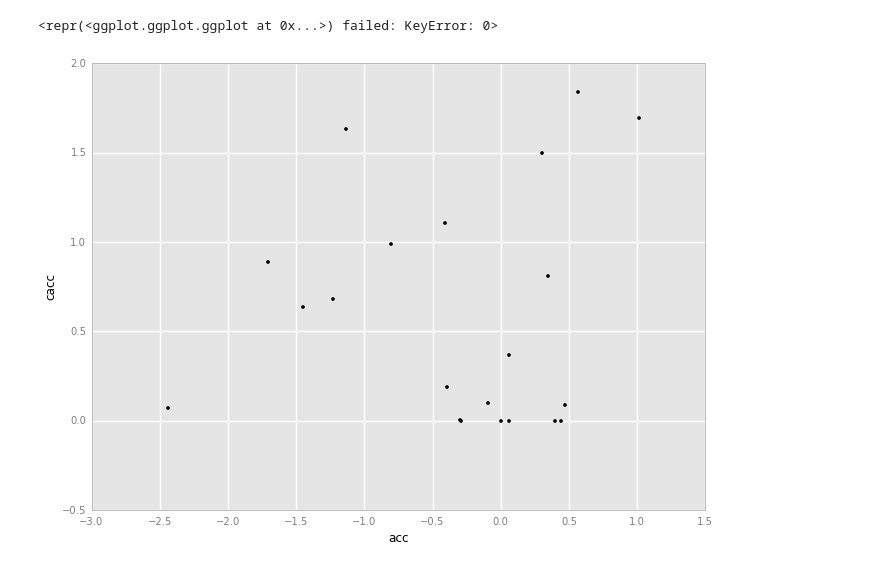
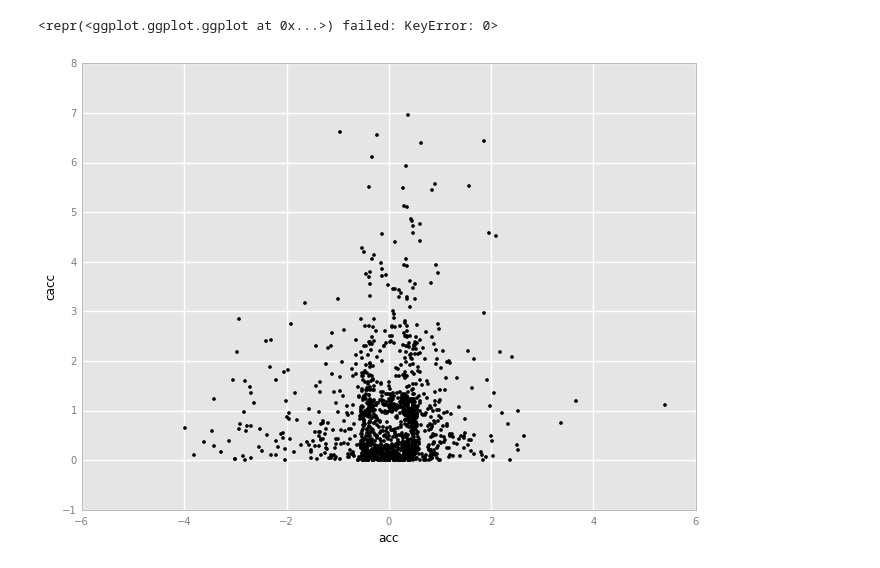
Before and after one commit to bilykigor/qimb, a Jupyter notebook: Kaggle.ipynb, the cells around one changed output. Saved outputs shown, nothing was run; the diff lists cells and outputs as text; code cells hidden in the pictures.

```diff
--- a/Kaggle.ipynb
+++ b/Kaggle.ipynb
@@ -188,13 +237,14 @@ class Trip:
 # %%
 trips = []
 
-driverID = 1
+driverID = 20
 driverDir = '../Kaggle/drivers/'+str(driverID)
 tripFiles = os.listdir(driverDir)
 
 for index, tripFile in enumerate(tripFiles):
     df = pd.read_csv(driverDir+'/' + tripFile)
-    trips.append(Trip(1,driverDir+'/' + tripFile,df))
+    trip = Trip(1,driverDir+'/' + tripFile,df)
+    trips.append(trip)
 
     if index>2:
         break
@@ -201,4 +272,4 @@ for index, tripFile in enumerate(tripFiles):
 # %%
 tripInd = 1
-start = 110
-end = 150#trips[tripInd].n
+start = 0
+end = trips[tripInd].n
@@ -289,5 +315,5 @@ geom_point(df.ix[start:end,:],aes(x='ind',y='cacc'),color='red',size=10)
 # %%
-ggplot(trips[tripInd].features.ix[start:end,:],aes(x='acc',y='cacc')) + geom_point(size=10)
+ggplot(trips[tripInd].features[trips[tripInd].features.v>5].ix[start:end,:],aes(x='acc',y='cacc')) + geom_point(size=10)
 # %% [output]
 <repr(<ggplot.ggplot.ggplot at 0x...>) failed: KeyError: 0>
-[figure, old version]
+[figure, new version]
```
Also changed, not shown: parts of 14 cells of this notebook, 1 other file.
